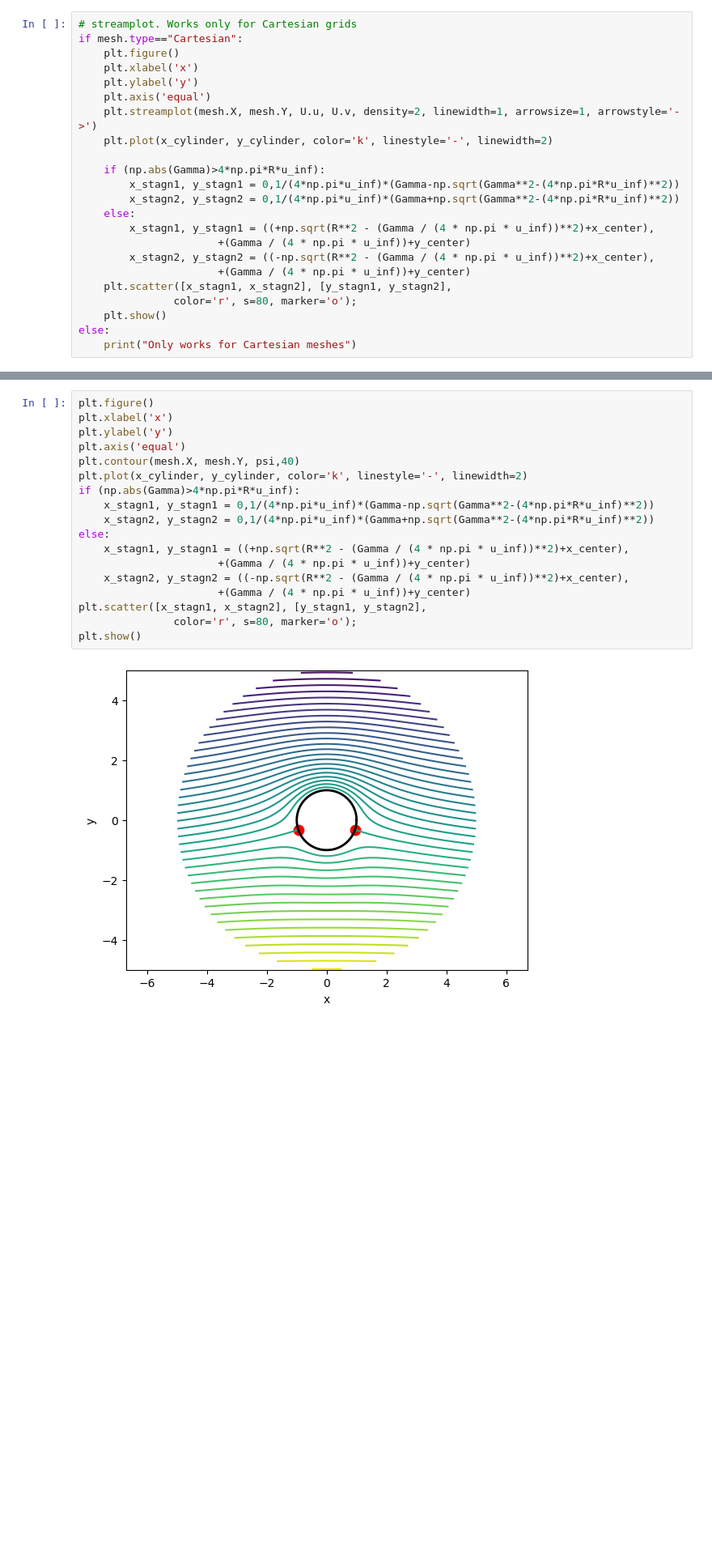
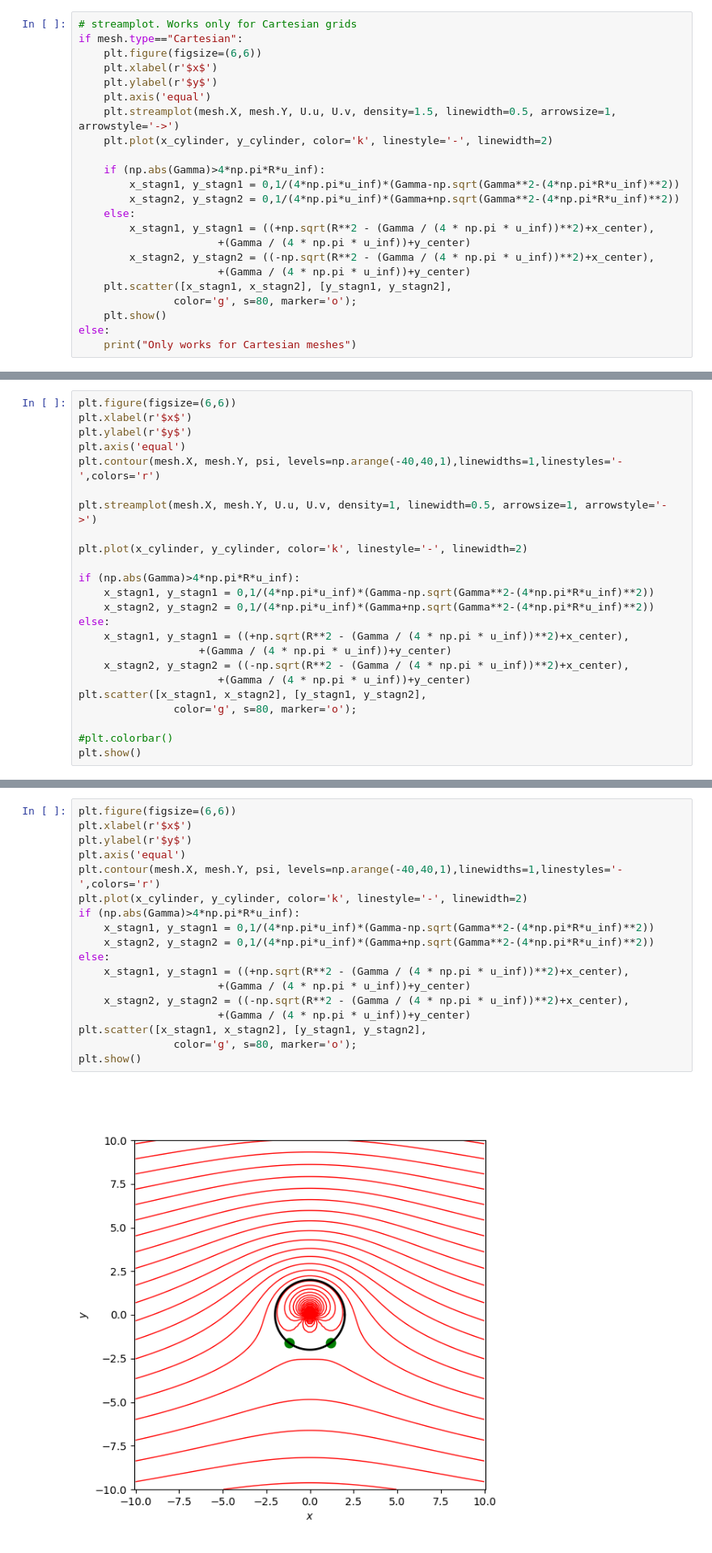
Before and after one commit to pschlatt1/notebooks, a Jupyter notebook: cylinder.ipynb, the cells around one changed output, grey strips where cells are left out. Shown at 81% size. Saved outputs shown, nothing was run; the diff lists cells and outputs as text; blank space fills up the shorter version.

```diff
--- a/cylinder.ipynb
+++ b/cylinder.ipynb
@@ -147,11 +143,11 @@ x_cylinder, y_cylinder = (x_center + R * np.cos(theta),
 # %%
 # streamplot. Works only for Cartesian grids
 if mesh.type=="Cartesian":
-    plt.figure()
-    plt.xlabel('x')
-    plt.ylabel('y')
+    plt.figure(figsize=(6,6))
+    plt.xlabel(r'$x$')
+    plt.ylabel(r'$y$')
     plt.axis('equal')
-    plt.streamplot(mesh.X, mesh.Y, U.u, U.v, density=2, linewidth=1, arrowsize=1, arrowstyle='->')
+    plt.streamplot(mesh.X, mesh.Y, U.u, U.v, density=1.5, linewidth=0.5, arrowsize=1, arrowstyle='->')
     plt.plot(x_cylinder, y_cylinder, color='k', linestyle='-', linewidth=2)
 
     if (np.abs(Gamma)>4*np.pi*R*u_inf):
@@ -163,7 +159,7 @@ if mesh.type=="Cartesian":
         x_stagn2, y_stagn2 = ((-np.sqrt(R**2 - (Gamma / (4 * np.pi * u_inf))**2)+x_center),
                       +(Gamma / (4 * np.pi * u_inf))+y_center)
     plt.scatter([x_stagn1, x_stagn2], [y_stagn1, y_stagn2],
-               color='r', s=80, marker='o');
+               color='g', s=80, marker='o');
     plt.show()
 else:
     print("Only works for Cartesian meshes")
@@ -171,0 +168,24 @@ else:
+# %%
+plt.figure(figsize=(6,6))
+plt.xlabel(r'$x$')
+plt.ylabel(r'$y$')
+plt.axis('equal')
+plt.contour(mesh.X, mesh.Y, psi, levels=np.arange(-40,40,1),linewidths=1,linestyles='-',colors='r')
+
+plt.streamplot(mesh.X, mesh.Y, U.u, U.v, density=1, linewidth=0.5, arrowsize=1, arrowstyle='->')
+
+plt.plot(x_cylinder, y_cylinder, color='k', linestyle='-', linewidth=2)
+
+if (np.abs(Gamma)>4*np.pi*R*u_inf):
+    x_stagn1, y_stagn1 = 0,1/(4*np.pi*u_inf)*(Gamma-np.sqrt(Gamma**2-(4*np.pi*R*u_inf)**2))
+    x_stagn2, y_stagn2 = 0,1/(4*np.pi*u_inf)*(Gamma+np.sqrt(Gamma**2-(4*np.pi*R*u_inf)**2))
+else:
+    x_stagn1, y_stagn1 = ((+np.sqrt(R**2 - (Gamma / (4 * np.pi * u_inf))**2)+x_center),
+                   +(Gamma / (4 * np.pi * u_inf))+y_center)
+    x_stagn2, y_stagn2 = ((-np.sqrt(R**2 - (Gamma / (4 * np.pi * u_inf))**2)+x_center),
+                      +(Gamma / (4 * np.pi * u_inf))+y_center)
+plt.scatter([x_stagn1, x_stagn2], [y_stagn1, y_stagn2],
+               color='g', s=80, marker='o');
+
+#plt.colorbar()
+plt.show()
@@ -172,23 +194,23 @@ else:
 # %%
-plt.figure()
-plt.xlabel('x')
-plt.ylabel('y')
+plt.figure(figsize=(6,6))
+plt.xlabel(r'$x$')
+plt.ylabel(r'$y$')
 plt.axis('equal')
-plt.contour(mesh.X, mesh.Y, psi,40)
+plt.contour(mesh.X, mesh.Y, psi, levels=np.arange(-40,40,1),linewidths=1,linestyles='-',colors='r')
 plt.plot(x_cylinder, y_cylinder, color='k', linestyle='-', linewidth=2)
 if (np.abs(Gamma)>4*np.pi*R*u_inf):
     x_stagn1, y_stagn1 = 0,1/(4*np.pi*u_inf)*(Gamma-np.sqrt(Gamma**2-(4*np.pi*R*u_inf)**2))
     x_stagn2, y_stagn2 = 0,1/(4*np.pi*u_inf)*(Gamma+np.sqrt(Gamma**2-(4*np.pi*R*u_inf)**2))
 else:
     x_stagn1, y_stagn1 = ((+np.sqrt(R**2 - (Gamma / (4 * np.pi * u_inf))**2)+x_center),
                       +(Gamma / (4 * np.pi * u_inf))+y_center)
     x_stagn2, y_stagn2 = ((-np.sqrt(R**2 - (Gamma / (4 * np.pi * u_inf))**2)+x_center),
                       +(Gamma / (4 * np.pi * u_inf))+y_center)
 plt.scatter([x_stagn1, x_stagn2], [y_stagn1, y_stagn2],
-               color='r', s=80, marker='o');
+               color='g', s=80, marker='o');
 plt.show()
 # %% [output]
-[figure, old version]
+[figure, new version]
 # %%
 U.comp_p(u_inf)
 plt.figure()
```
Also changed, not shown: parts of 16 cells of this notebook, 1 other file.
